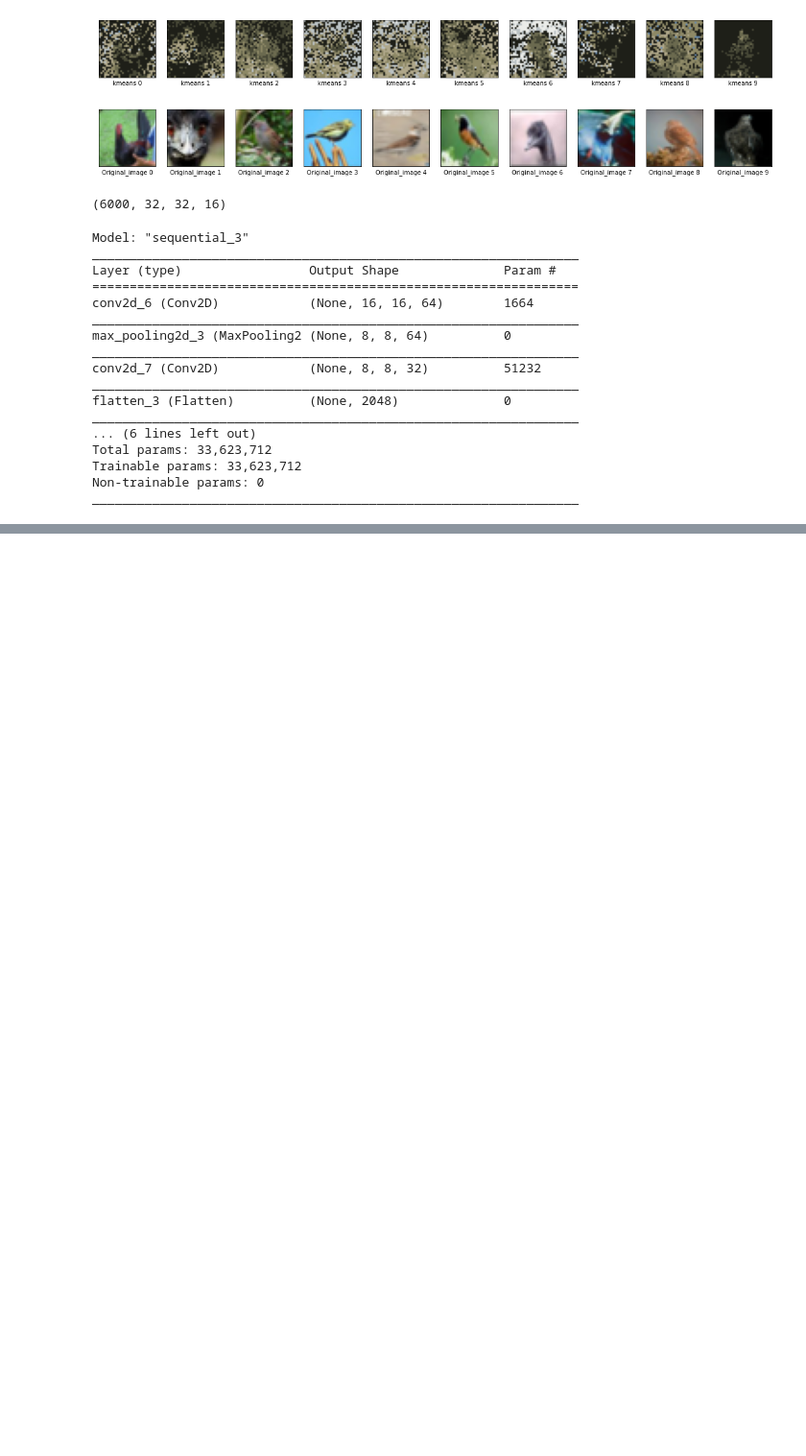
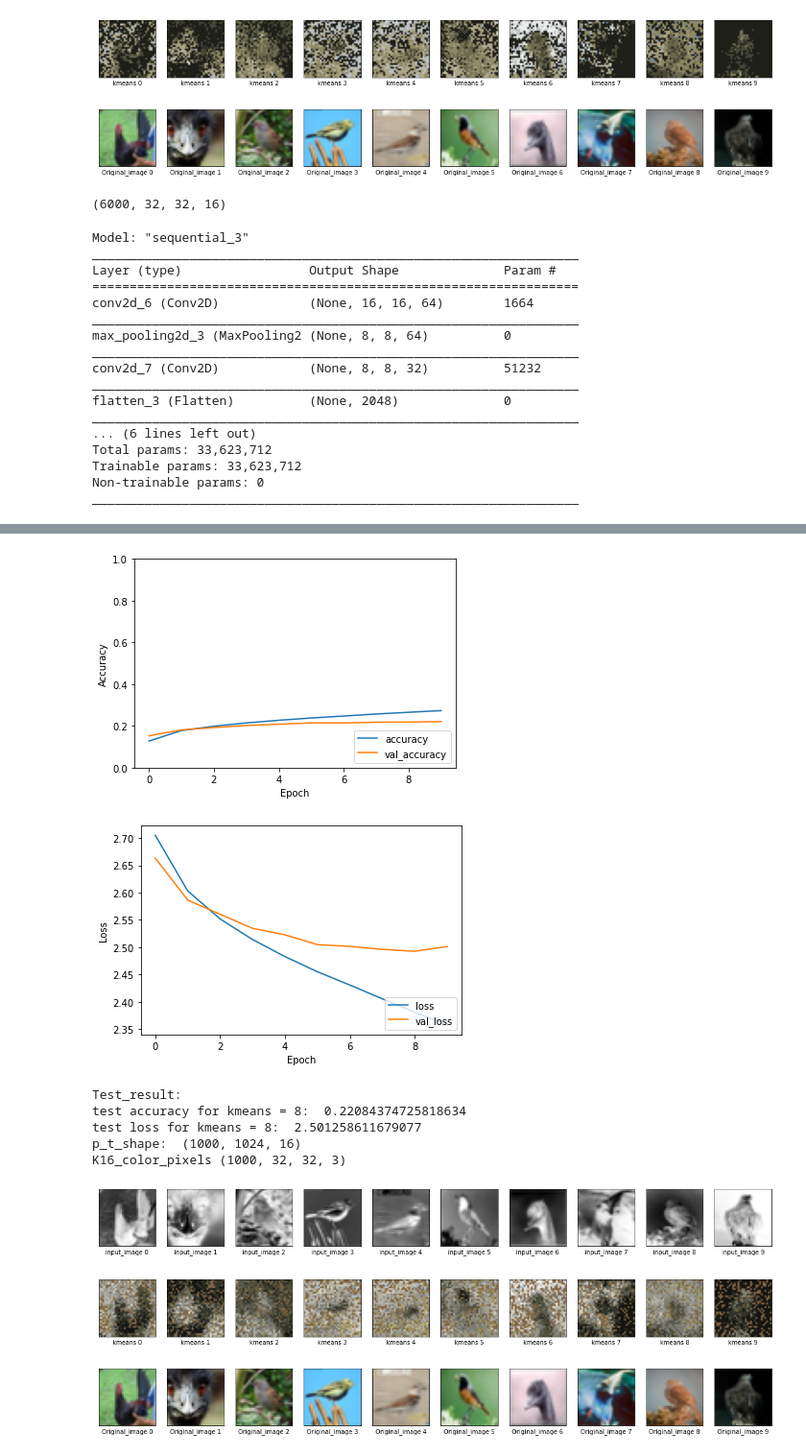
Before and after one commit to jungbok/CNN_Image_Colorization, a Jupyter notebook: lab6_CNN.ipynb, the cells around one changed output, grey strips where cells are left out. Shown at 96% size. Drawn from its saved outputs; the diff is of its cells as text; code cells hidden in the pictures; blank space fills up the shorter version.

```diff
--- a/lab6_CNN.ipynb
+++ b/lab6_CNN.ipynb
@@ -702,7 +703,7 @@ print("test loss for kmeans = 8: ", test_loss16)
 pred16_test = pred16_test.reshape((-1, 1024, 16))
 print("p_t_shape: ", pred16_test.shape)
 # argmax returns the indices of the maximum value along an axis
-pred16_labels = np.argmax(pred116_test, axis=2)
+pred16_labels = np.argmax(pred16_test, axis=2)
 k16_color_pixels = []
 for x in pred16_labels:
   k16_color_pixels.append(palette16[x])
@@ -716,3 +717,4 @@ for i in range(10):
   numbers.append(i)
 
 plot10Images(k16_color_pixels, gray_bird_image_cp, bird_test_images, numbers)
+# %% [output]
@@ -718,0 +723,10 @@ plot10Images(k16_color_pixels, gray_bird_image_cp, bird_test_images, numbers)
+[figure, added]
+[figure, added]
+Test_result:
+test accuracy for kmeans = 8:  0.22084374725818634
+test loss for kmeans = 8:  2.501258611679077
+p_t_shape:  (1000, 1024, 16)
+K16_color_pixels (1000, 32, 32, 3)
+[figure, added]
+[figure, added]
+[figure, added]
```
Also changed, not shown: parts of 2 cells of this notebook.
